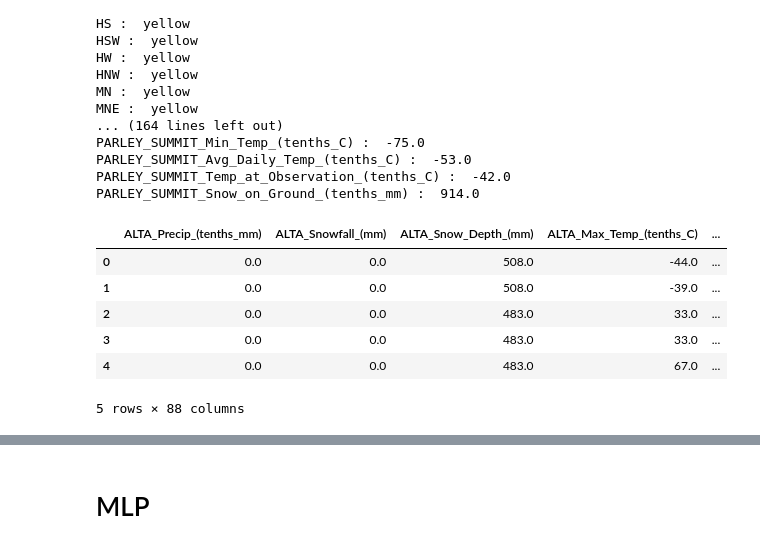
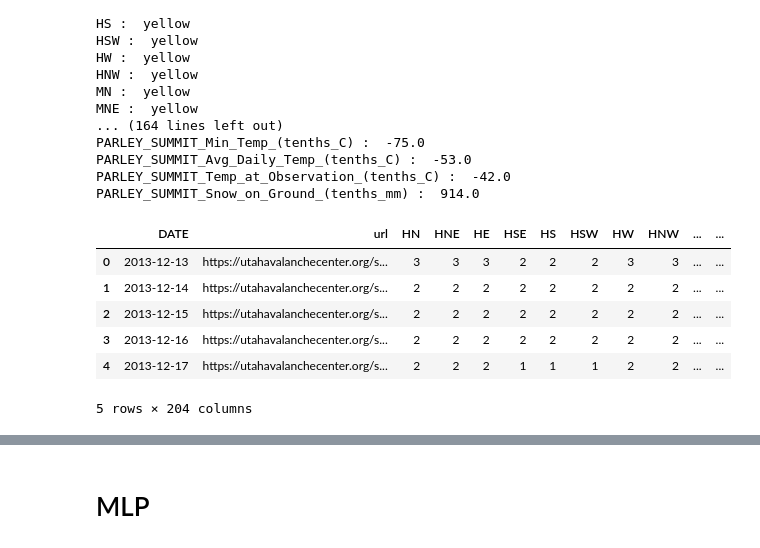
Before and after one commit to justinolcott/avalanche, a Jupyter notebook: model-pytorch.ipynb, the cells around one changed output, grey strips where cells are left out. Cells and saved outputs as stored; diff of their text form; code cells hidden in the pictures.

```diff
--- a/model-pytorch.ipynb
+++ b/model-pytorch.ipynb
@@ -132,38 +132,38 @@ input_columns = [
     'BRIGHTON_Avg_Daily_Temp_(tenths_C)',
     'BRIGHTON_Temp_at_Observation_(tenths_C)',
     'BRIGHTON_Snow_on_Ground_(tenths_mm)',
     'THAYNES_Precip_(tenths_mm)',
     'THAYNES_Snow_Depth_(mm)',
     'THAYNES_Max_Temp_(tenths_C)',
     'THAYNES_Min_Temp_(tenths_C)',
     'THAYNES_Avg_Daily_Temp_(tenths_C)',
     'THAYNES_Temp_at_Observation_(tenths_C)',
     'THAYNES_Snow_on_Ground_(tenths_mm)',
     'PARLEY_SUMMIT_Precip_(tenths_mm)',
     'PARLEY_SUMMIT_Snow_Depth_(mm)',
     'PARLEY_SUMMIT_Max_Temp_(tenths_C)',
     'PARLEY_SUMMIT_Min_Temp_(tenths_C)',
     'PARLEY_SUMMIT_Temp_at_Observation_(tenths_C)',
     'PARLEY_SUMMIT_Snow_on_Ground_(tenths_mm)'
 ]
 
 # Select only input columns and target columns
-df = df[input_columns + target_columns]
+# df = df[input_columns + target_columns]
 
 # add previous columns
 for col in target_columns:
     input_columns.append(col + '_prev')
     df[col + '_prev'] = df[col].shift(1)
 
 # Fill NA with 0
 df = df.fillna(0)
 
 df.head()
 # %% [output]
-|  | ALTA_Precip_(tenths_mm) | ALTA_Snowfall_(mm) | ALTA_Snow_Depth_(mm) | ALTA_Max_Temp_(tenths_C) | ... |
-| 0 | 0.0 | 0.0 | 508.0 | -44.0 | ... |
-| 1 | 0.0 | 0.0 | 508.0 | -39.0 | ... |
-| 2 | 0.0 | 0.0 | 483.0 | 33.0 | ... |
-| 3 | 0.0 | 0.0 | 483.0 | 33.0 | ... |
-| 4 | 0.0 | 0.0 | 483.0 | 67.0 | ... |
+|  | DATE | url | HN | HNE | HE | HSE | HS | HSW | HW | HNW | ... | ... |
+| 0 | 2013-12-13 | https://utahavalanchecenter.org/s... | 3 | 3 | 3 | 2 | 2 | 2 | 3 | 3 | ... | ... |
+| 1 | 2013-12-14 | https://utahavalanchecenter.org/s... | 2 | 2 | 2 | 2 | 2 | 2 | 2 | 2 | ... | ... |
+| 2 | 2013-12-15 | https://utahavalanchecenter.org/s... | 2 | 2 | 2 | 2 | 2 | 2 | 2 | 2 | ... | ... |
+| 3 | 2013-12-16 | https://utahavalanchecenter.org/s... | 2 | 2 | 2 | 2 | 2 | 2 | 2 | 2 | ... | ... |
+| 4 | 2013-12-17 | https://utahavalanchecenter.org/s... | 2 | 2 | 2 | 1 | 1 | 1 | 2 | 2 | ... | ... |
-5 rows × 88 columns
+5 rows × 204 columns
```
Also changed, not shown: parts of 22 cells of this notebook, 1 other file.
